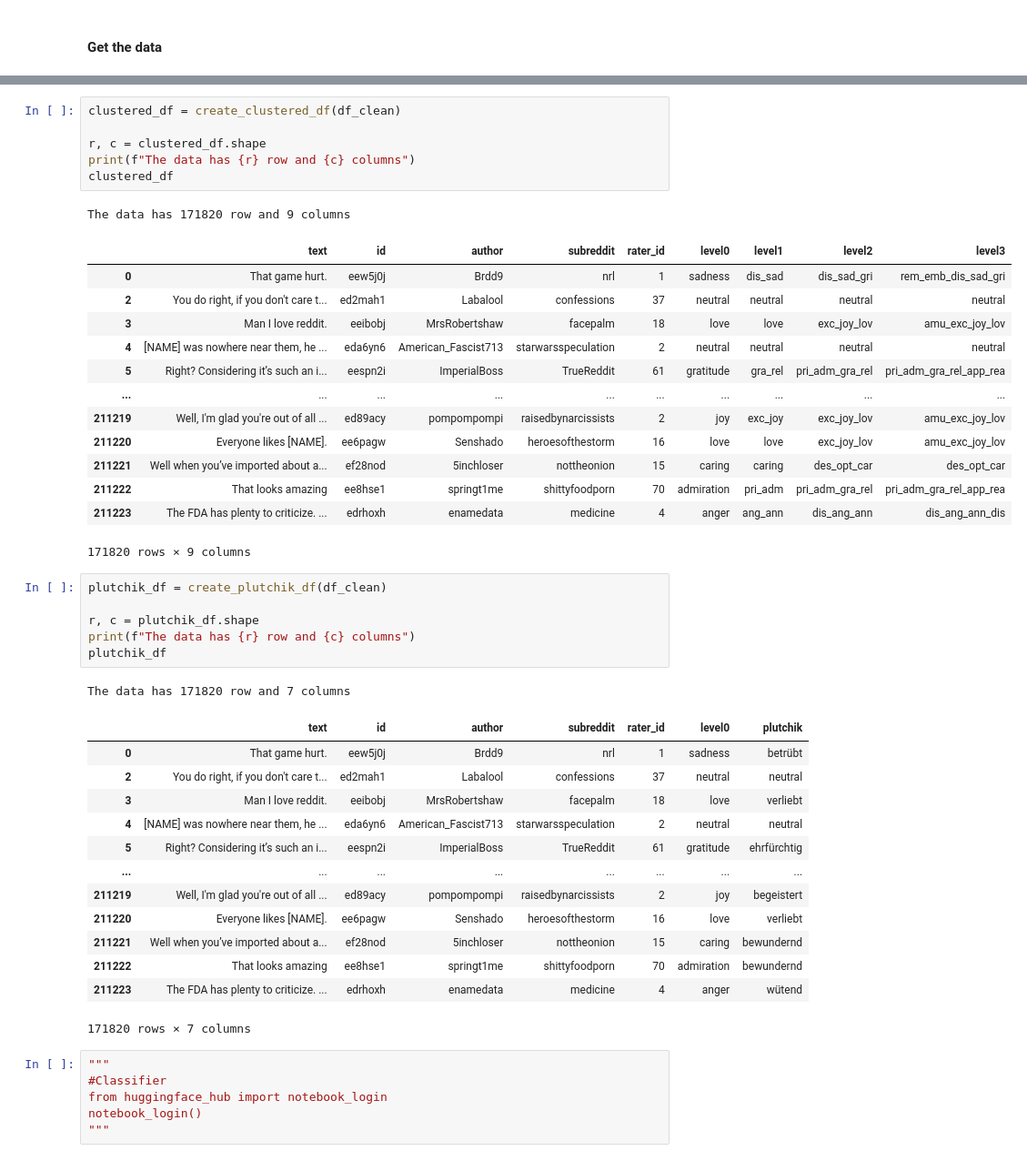
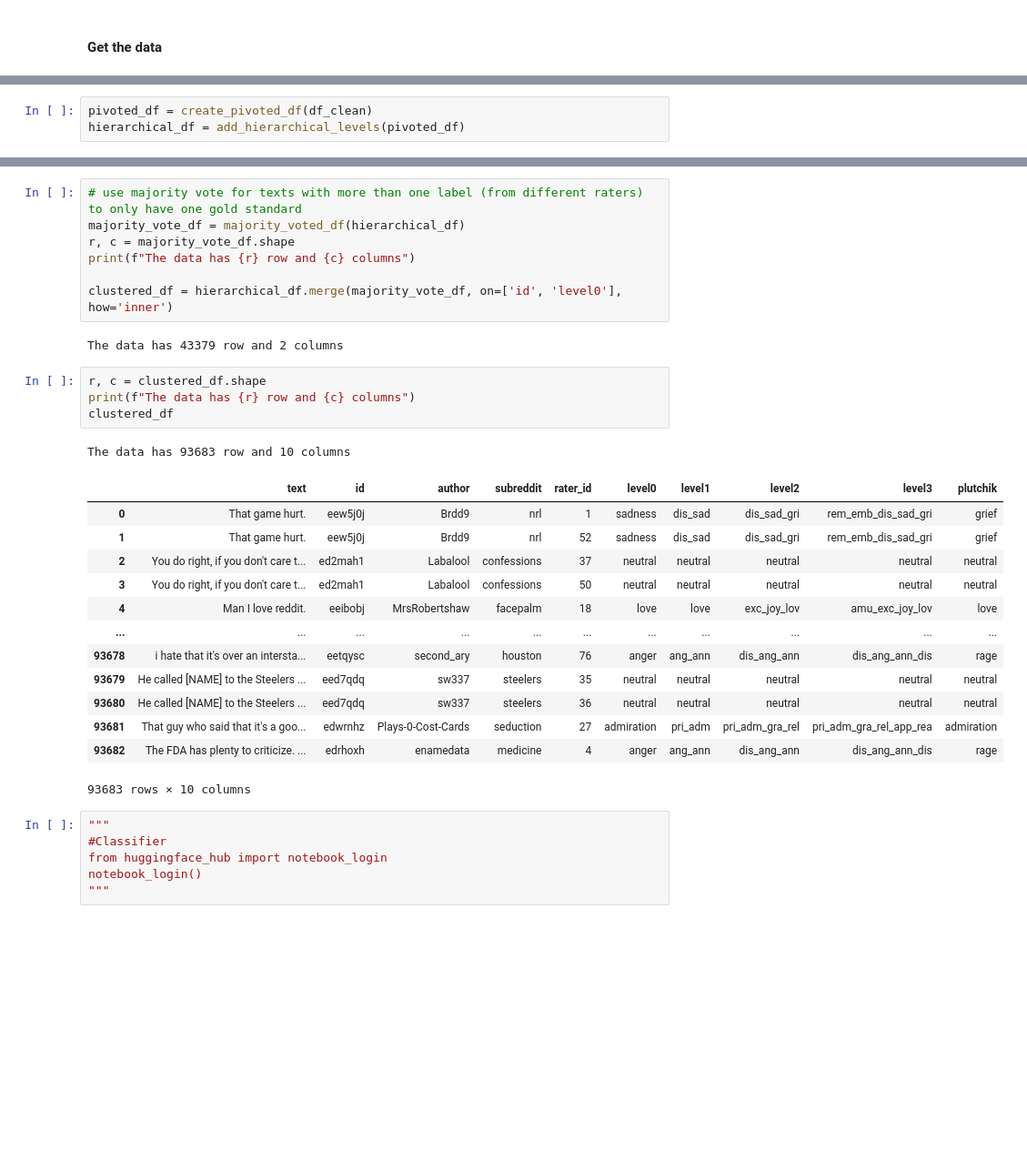
Before and after one commit to ralf-koenig/cer23_emo, a Jupyter notebook: notebooks/bert_uncased_models.ipynb, the cells around one changed output, grey strips where cells are left out. Shown at 91% size. Cells and saved outputs as stored; diff of their text form; blank space fills up the shorter version.

```diff
--- a/notebooks/distilbert_models.ipynb
+++ b/notebooks/bert_uncased_models.ipynb
@@ -50,0 +44,3 @@ The data has 171820 row and 33 columns
+# %%
+pivoted_df = create_pivoted_df(df_clean)
+hierarchical_df = add_hierarchical_levels(pivoted_df)
@@ -51,45 +57,31 @@ The data has 171820 row and 33 columns
+# %%
+# use majority vote for texts with more than one label (from different raters) to only have one gold standard
+majority_vote_df = majority_voted_df(hierarchical_df)
+r, c = majority_vote_df.shape
+print(f"The data has {r} row and {c} columns")
+
+clustered_df = hierarchical_df.merge(majority_vote_df, on=['id', 'level0'], how='inner')
+# %% [output]
+The data has 43379 row and 2 columns
 # %%
-clustered_df = create_clustered_df(df_clean)
-
 r, c = clustered_df.shape
 print(f"The data has {r} row and {c} columns")
 clustered_df
 # %% [output]
-The data has 171820 row and 9 columns
+The data has 93683 row and 10 columns
-|  | text | id | author | subreddit | rater_id | level0 | level1 | level2 | level3 |
-| 0 | That game hurt. | eew5j0j | Brdd9 | nrl | 1 | sadness | dis_sad | dis_sad_gri | rem_emb_dis_sad_gri |
-| 2 | You do right, if you don't care t... | ed2mah1 | Labalool | confessions | 37 | neutral | neutral | neutral | neutral |
-| 3 | Man I love reddit. | eeibobj | MrsRobertshaw | facepalm | 18 | love | love | exc_joy_lov | amu_exc_joy_lov |
-| 4 | [NAME] was nowhere near them, he ... | eda6yn6 | American_Fascist713 | starwarsspeculation | 2 | neutral | neutral | neutral | neutral |
-| 5 | Right? Considering it’s such an i... | eespn2i | ImperialBoss | TrueReddit | 61 | gratitude | gra_rel | pri_adm_gra_rel | pri_adm_gra_rel_app_rea |
-| ... | ... | ... | ... | ... | ... | ... | ... | ... | ... |
-| 211219 | Well, I'm glad you're out of all ... | ed89acy | pompompompi | raisedbynarcissists | 2 | joy | exc_joy | exc_joy_lov | amu_exc_joy_lov |
-| 211220 | Everyone likes [NAME]. | ee6pagw | Senshado | heroesofthestorm | 16 | love | love | exc_joy_lov | amu_exc_joy_lov |
-| 211221 | Well when you’ve imported about a... | ef28nod | 5inchloser | nottheonion | 15 | caring | caring | des_opt_car | des_opt_car |
-| 211222 | That looks amazing | ee8hse1 | springt1me | shittyfoodporn | 70 | admiration | pri_adm | pri_adm_gra_rel | pri_adm_gra_rel_app_rea |
-| 211223 | The FDA has plenty to criticize. ... | edrhoxh | enamedata | medicine | 4 | anger | ang_ann | dis_ang_ann | dis_ang_ann_dis |
+|  | text | id | author | subreddit | rater_id | level0 | level1 | level2 | level3 | plutchik |
+| 0 | That game hurt. | eew5j0j | Brdd9 | nrl | 1 | sadness | dis_sad | dis_sad_gri | rem_emb_dis_sad_gri | grief |
+| 1 | That game hurt. | eew5j0j | Brdd9 | nrl | 52 | sadness | dis_sad | dis_sad_gri | rem_emb_dis_sad_gri | grief |
+| 2 | You do right, if you don't care t... | ed2mah1 | Labalool | confessions | 37 | neutral | neutral | neutral | neutral | neutral |
+| 3 | You do right, if you don't care t... | ed2mah1 | Labalool | confessions | 50 | neutral | neutral | neutral | neutral | neutral |
+| 4 | Man I love reddit. | eeibobj | MrsRobertshaw | facepalm | 18 | love | love | exc_joy_lov | amu_exc_joy_lov | love |
+| ... | ... | ... | ... | ... | ... | ... | ... | ... | ... | ... |
+| 93678 | i hate that it's over an intersta... | eetqysc | second_ary | houston | 76 | anger | ang_ann | dis_ang_ann | dis_ang_ann_dis | rage |
+| 93679 | He called [NAME] to the Steelers ... | eed7qdq | sw337 | steelers | 35 | neutral | neutral | neutral | neutral | neutral |
+| 93680 | He called [NAME] to the Steelers ... | eed7qdq | sw337 | steelers | 36 | neutral | neutral | neutral | neutral | neutral |
+| 93681 | That guy who said that it's a goo... | edwrnhz | Plays-0-Cost-Cards | seduction | 27 | admiration | pri_adm | pri_adm_gra_rel | pri_adm_gra_rel_app_rea | admiration |
+| 93682 | The FDA has plenty to criticize. ... | edrhoxh | enamedata | medicine | 4 | anger | ang_ann | dis_ang_ann | dis_ang_ann_dis | rage |
-171820 rows × 9 columns
+93683 rows × 10 columns
-# %%
-plutchik_df = create_plutchik_df(df_clean)
-
-r, c = plutchik_df.shape
-print(f"The data has {r} row and {c} columns")
-plutchik_df
-# %% [output]
-The data has 171820 row and 7 columns
-|  | text | id | author | subreddit | rater_id | level0 | plutchik |
-| 0 | That game hurt. | eew5j0j | Brdd9 | nrl | 1 | sadness | betrübt |
-| 2 | You do right, if you don't care t... | ed2mah1 | Labalool | confessions | 37 | neutral | neutral |
-| 3 | Man I love reddit. | eeibobj | MrsRobertshaw | facepalm | 18 | love | verliebt |
-| 4 | [NAME] was nowhere near them, he ... | eda6yn6 | American_Fascist713 | starwarsspeculation | 2 | neutral | neutral |
-| 5 | Right? Considering it’s such an i... | eespn2i | ImperialBoss | TrueReddit | 61 | gratitude | ehrfürchtig |
-| ... | ... | ... | ... | ... | ... | ... | ... |
-| 211219 | Well, I'm glad you're out of all ... | ed89acy | pompompompi | raisedbynarcissists | 2 | joy | begeistert |
-| 211220 | Everyone likes [NAME]. | ee6pagw | Senshado | heroesofthestorm | 16 | love | verliebt |
-| 211221 | Well when you’ve imported about a... | ef28nod | 5inchloser | nottheonion | 15 | caring | bewundernd |
-| 211222 | That looks amazing | ee8hse1 | springt1me | shittyfoodporn | 70 | admiration | bewundernd |
-| 211223 | The FDA has plenty to criticize. ... | edrhoxh | enamedata | medicine | 4 | anger | wütend |
-171820 rows × 7 columns
 # %%
 """
 #Classifier
```
Also changed, not shown: parts of 29 cells of this notebook.
